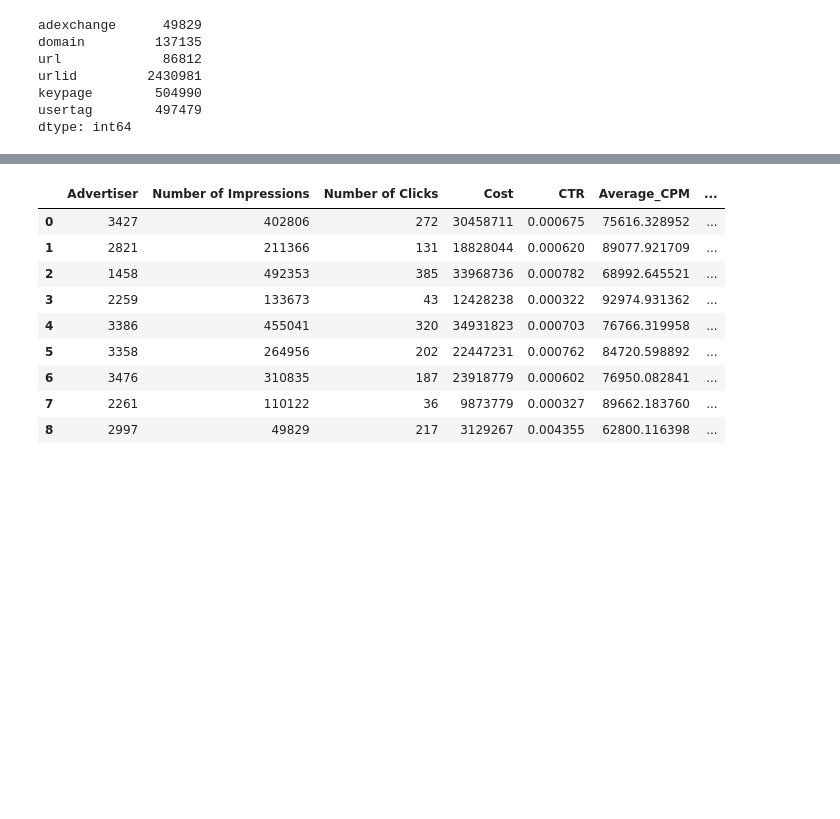
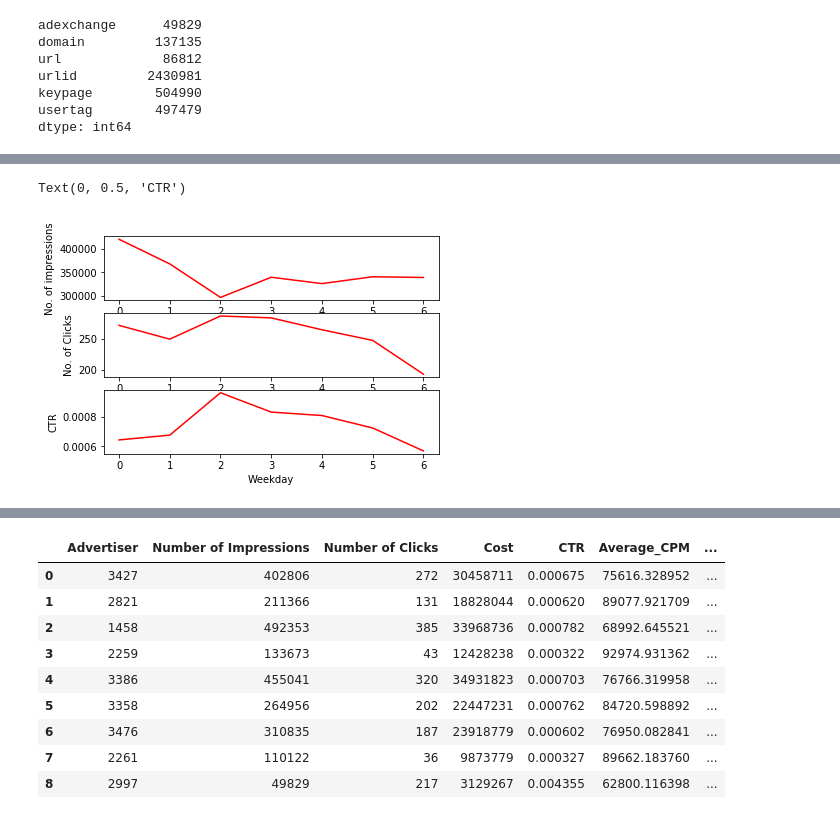
Before and after one commit to xiao-chi/MAAI_Group_Project, a Jupyter notebook: MAAI_Data_Exploration.ipynb, the cells around one changed output, grey strips where cells are left out. Drawn from its saved outputs; the diff is of its cells as text; code cells hidden in the pictures; blank space fills up the shorter version.

```diff
--- a/MAAI_Data_Exploration.ipynb
+++ b/MAAI_Data_Exploration.ipynb
@@ -118,0 +97,22 @@ dtype: int64
+# %%
+fig = plt.figure()
+
+# create the first of two panels and set current axis
+plt.subplot(3, 1, 1) # (rows, columns, panel number)
+plt.plot(range(7), day_imps, '-r')
+plt.xlabel('Weekday')
+plt.ylabel('No. of impressions')
+
+# create the second panel and set current axis
+plt.subplot(3, 1, 2)
+plt.plot(range(7), day_clicks, '-r')
+plt.xlabel('Weekday')
+plt.ylabel('No. of Clicks')
+
+plt.subplot(3, 1, 3)
+plt.plot(range(7), day['day_CTR'], '-r')
+plt.xlabel('Weekday')
+plt.ylabel('CTR')
+# %% [output]
+Text(0, 0.5, 'CTR')
+[figure, added]
```
Also changed, not shown: parts of 12 cells of this notebook, 1 other file.
